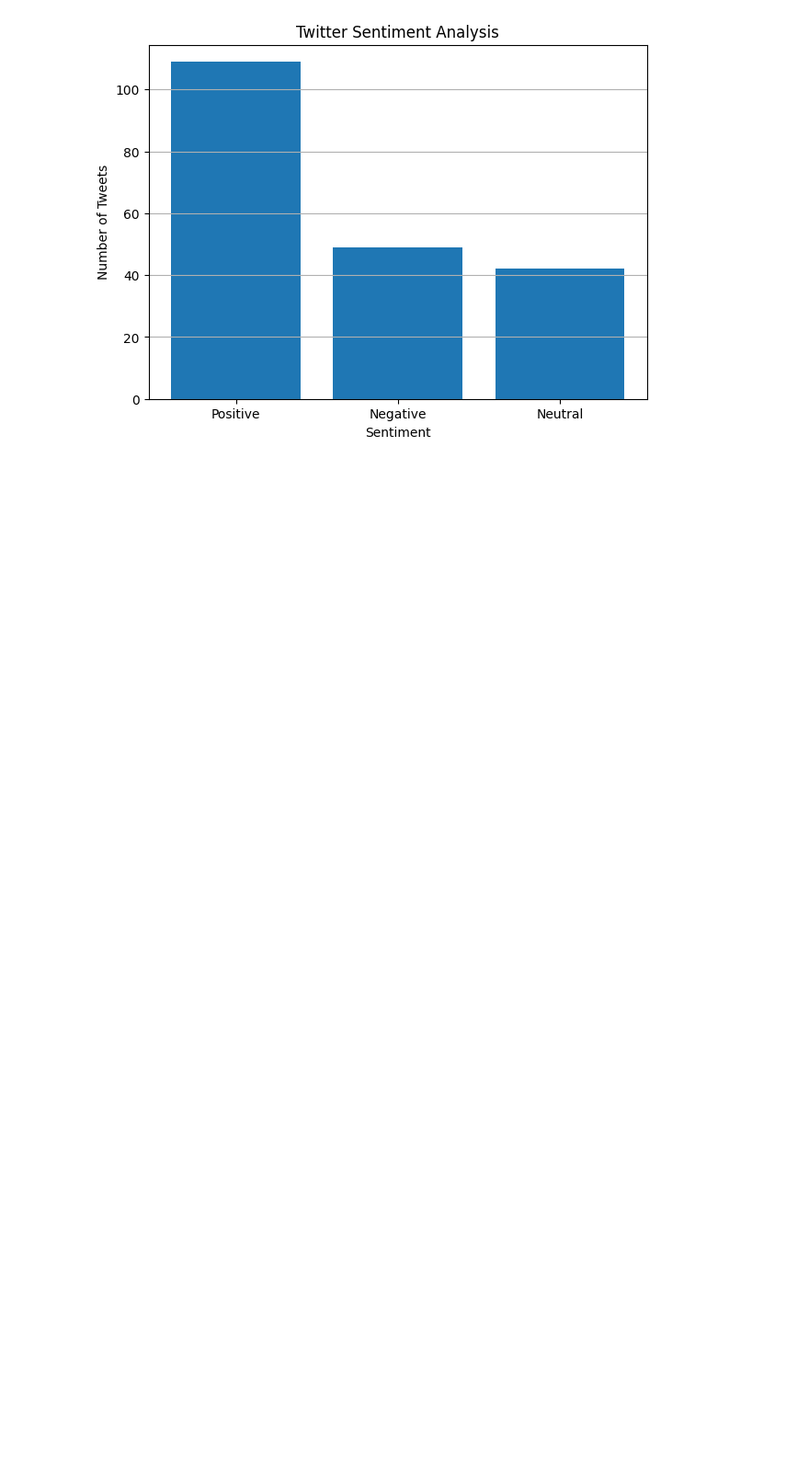
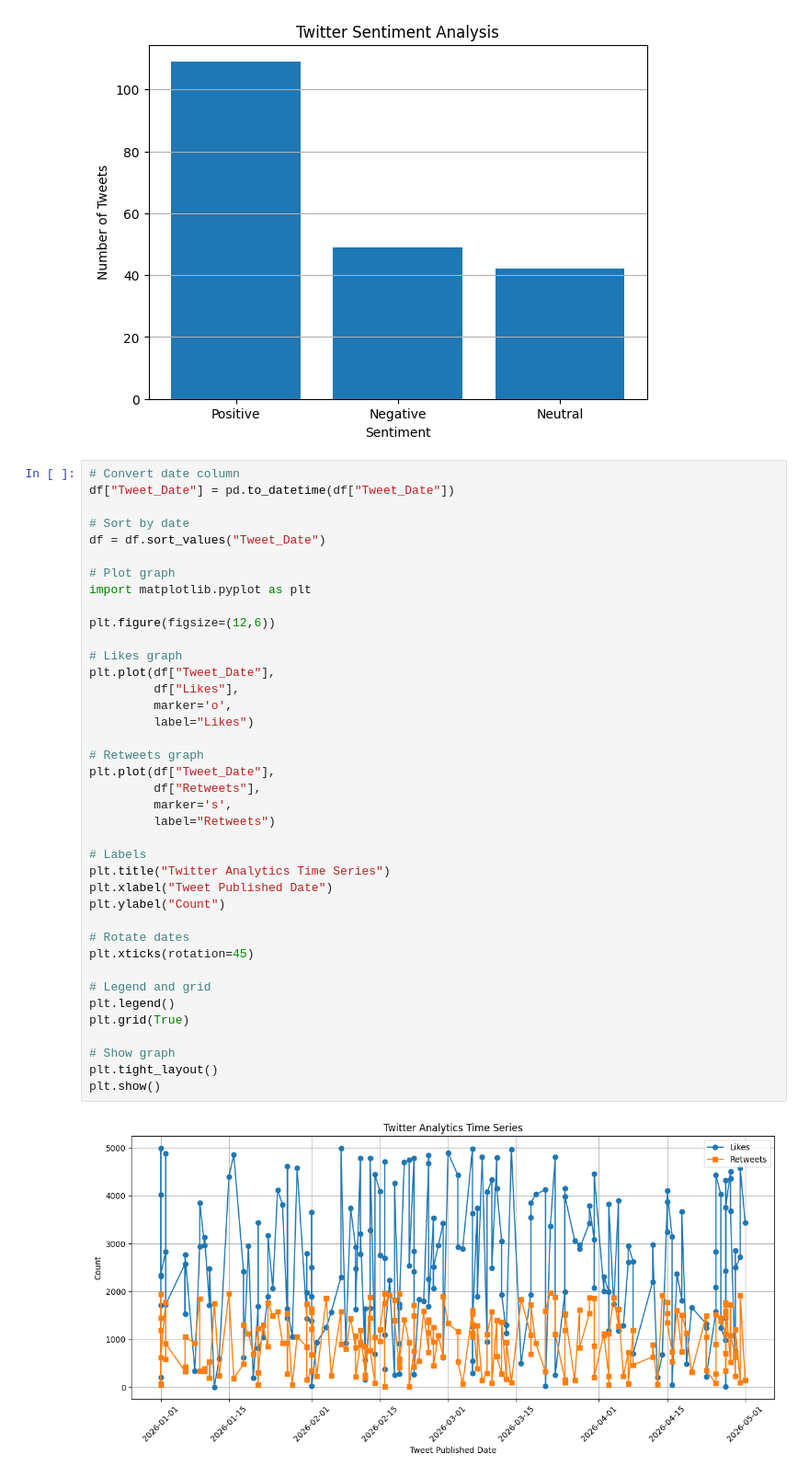
Before and after one commit to sec23cb084-stack/ASTMA-Twitter-Analytics, a Jupyter notebook: Twitter_Analytics.ipynb, the cells around one changed output. Shown at 92% size. Saved outputs shown, nothing was run; the diff lists cells and outputs as text; blank space fills up the shorter version.

```diff
--- a/Twitter_Analytics.ipynb
+++ b/Twitter_Analytics.ipynb
@@ -225,3 +225,44 @@ plt.grid(axis='y')
 plt.show()
 # %% [output]
 [figure]
+# %%
+# Convert date column
+df["Tweet_Date"] = pd.to_datetime(df["Tweet_Date"])
+
+# Sort by date
+df = df.sort_values("Tweet_Date")
+
+# Plot graph
+import matplotlib.pyplot as plt
+
+plt.figure(figsize=(12,6))
+
+# Likes graph
+plt.plot(df["Tweet_Date"],
+         df["Likes"],
+         marker='o',
+         label="Likes")
+
+# Retweets graph
+plt.plot(df["Tweet_Date"],
+         df["Retweets"],
+         marker='s',
+         label="Retweets")
+
+# Labels
+plt.title("Twitter Analytics Time Series")
+plt.xlabel("Tweet Published Date")
+plt.ylabel("Count")
+
+# Rotate dates
+plt.xticks(rotation=45)
+
+# Legend and grid
+plt.legend()
+plt.grid(True)
+
+# Show graph
+plt.tight_layout()
+plt.show()
+# %% [output]
+[figure, added]
```
